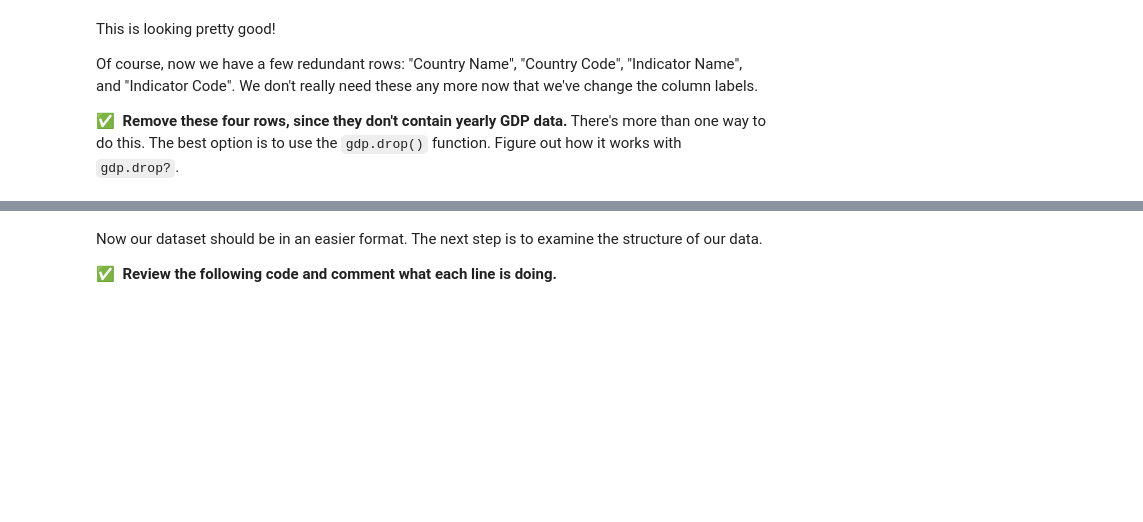
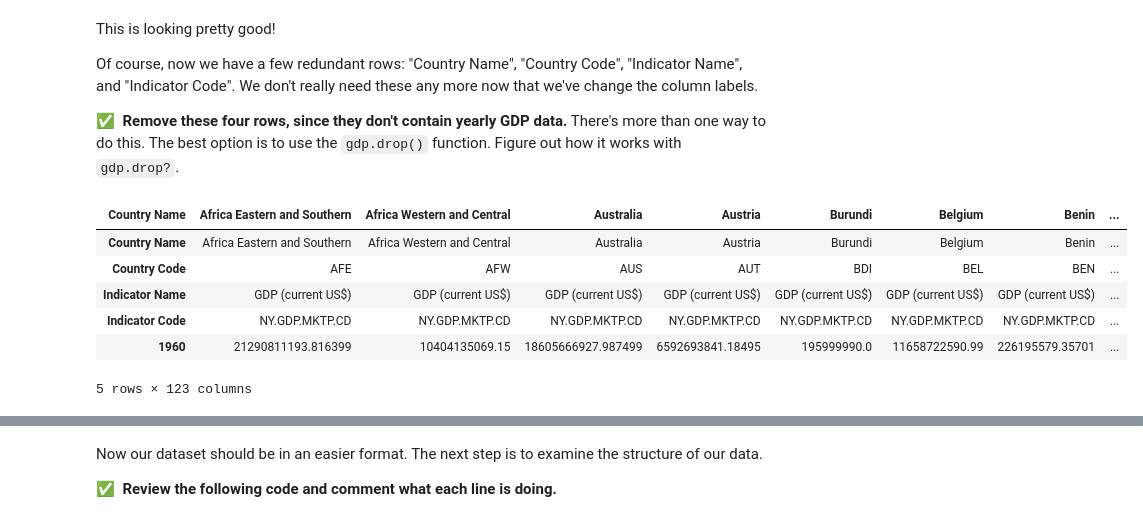
Before and after one commit to andrew-koren/cautious-adventure, a Jupyter notebook: my shit/cmse/Day-10_In-Class_GDP-STUDENT.ipynb, the cells around one changed output, grey strips where cells are left out. Cells and saved outputs as stored; diff of their text form; code cells hidden in the pictures; blank space fills up the shorter version.

```diff
--- a/my shit/cmse/Day-10_In-Class_GDP-STUDENT.ipynb
+++ b/my shit/cmse/Day-10_In-Class_GDP-STUDENT.ipynb
@@ -219,3 +234,8 @@ Example of Transposing:
 # %%
 # Transpose the dataframe here and check to see if it worked
 # MAKE SURE YOU SAVE YOUR TRANSPOSED DATAFRAME AS A VARIABLE
+gdp = gdp.transpose()
+#pdg1 = pdg.dropna(axis=0,how='all')
+#if pdg == pdg1:
+#    print('didnt work')
+gdp.head()
@@ -227,3 +255,7 @@ One of the benefits of Pandas Dataframe is being able to index a column by name
 Think back to the Pre-Class Assignment. What information are you looking to retrieve? What tools do you have to access this information? You may want to use `.iloc` to do this. If done correctly, you then should be able to index a column out of our dataframe using `gdp['United States']`, for example. Make sure to test this out!
 # %%
 # Change the column headers to be the country names here.
+
+gdp.columns = gdp.iloc[0,:]
+gdp
+gdp['United Kingdom']
@@ -237,0 +281,10 @@ Of course, now we have a few redundant rows: "Country Name", "Country Code", "In
+# %%
+gdp.head()
+# %% [output]
+| Country Name | Africa Eastern and Southern | Africa Western and Central | Australia | Austria | Burundi | Belgium | Benin | ... |
+| Country Name | Africa Eastern and Southern | Africa Western and Central | Australia | Austria | Burundi | Belgium | Benin | ... |
+| Country Code | AFE | AFW | AUS | AUT | BDI | BEL | BEN | ... |
+| Indicator Name | GDP (current US$) | GDP (current US$) | GDP (current US$) | GDP (current US$) | GDP (current US$) | GDP (current US$) | GDP (current US$) | ... |
+| Indicator Code | NY.GDP.MKTP.CD | NY.GDP.MKTP.CD | NY.GDP.MKTP.CD | NY.GDP.MKTP.CD | NY.GDP.MKTP.CD | NY.GDP.MKTP.CD | NY.GDP.MKTP.CD | ... |
+| 1960 | 21290811193.816399 | 10404135069.15 | 18605666927.987499 | 6592693841.18495 | 195999990.0 | 11658722590.99 | 226195579.35701 | ... |
+5 rows × 123 columns
```
Also changed, not shown: parts of 20 cells of this notebook.
